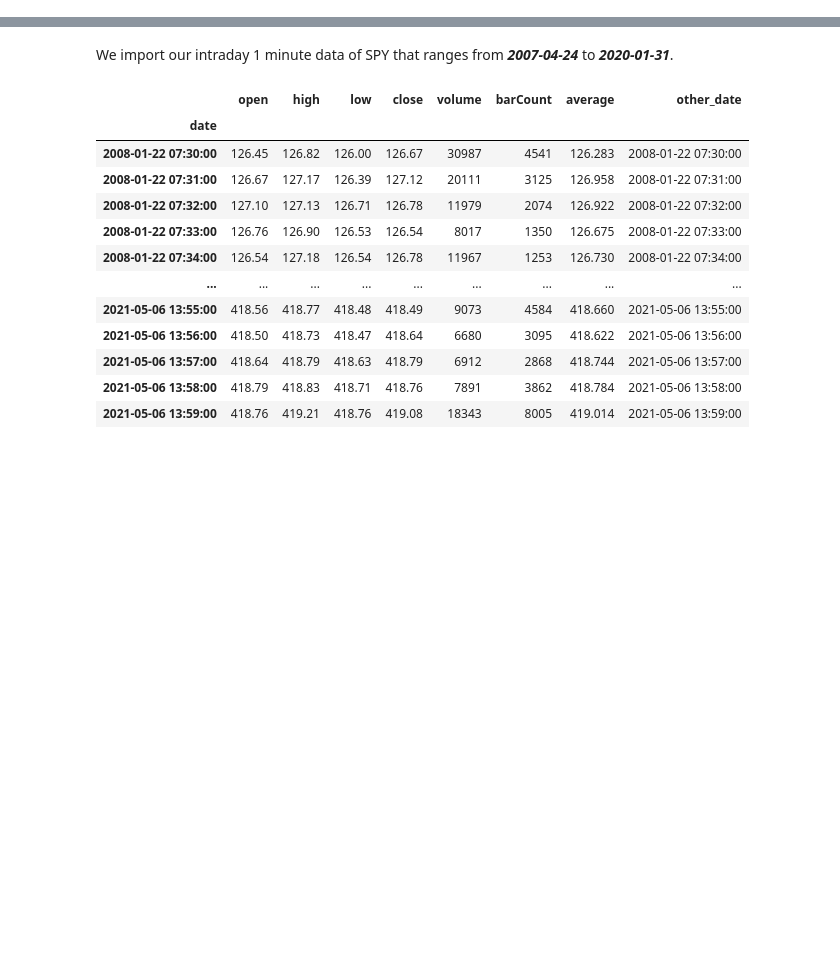
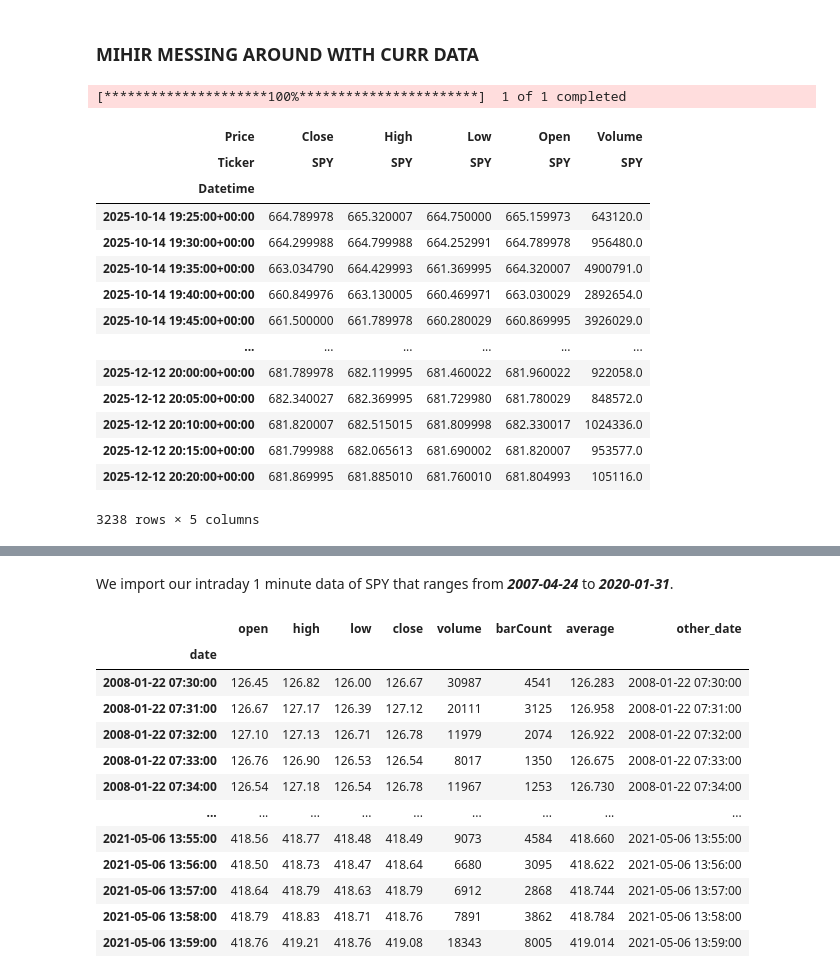
Before and after one commit to hpml-fall2025/hpml-project, a Jupyter notebook: HAR-RV_forecast.ipynb, the cells around one changed output, grey strips where cells are left out. Cells and saved outputs as stored; diff of their text form; code cells hidden in the pictures; blank space fills up the shorter version.

```diff
--- a/HAR-RV_forecast.ipynb
+++ b/HAR-RV_forecast.ipynb
@@ -16,3 +16,30 @@ from scipy import stats
 %matplotlib inline
 register_matplotlib_converters()
 warnings.filterwarnings('ignore')
+# %% [markdown]
+### MIHIR MESSING AROUND WITH CURR DATA
+# %%
+import yfinance as yf
+import datetime as dt
+start_date = dt.datetime.today() - dt.timedelta(days=59)
+curr_data = yf.download("SPY", period="1y", interval="5m", start=start_date)
+curr_data = curr_data[curr_data['Volume'] != 0]
+curr_data = curr_data.dropna()
+curr_data
+# %% [output]
+[*********************100%***********************]  1 of 1 completed
+| Price | Close | High | Low | Open | Volume |
+| Ticker | SPY | SPY | SPY | SPY | SPY |
+| Datetime |  |  |  |  |  |
+| 2025-10-14 19:25:00+00:00 | 664.789978 | 665.320007 | 664.750000 | 665.159973 | 643120.0 |
+| 2025-10-14 19:30:00+00:00 | 664.299988 | 664.799988 | 664.252991 | 664.789978 | 956480.0 |
+| 2025-10-14 19:35:00+00:00 | 663.034790 | 664.429993 | 661.369995 | 664.320007 | 4900791.0 |
+| 2025-10-14 19:40:00+00:00 | 660.849976 | 663.130005 | 660.469971 | 663.030029 | 2892654.0 |
+| 2025-10-14 19:45:00+00:00 | 661.500000 | 661.789978 | 660.280029 | 660.869995 | 3926029.0 |
+| ... | ... | ... | ... | ... | ... |
+| 2025-12-12 20:00:00+00:00 | 681.789978 | 682.119995 | 681.460022 | 681.960022 | 922058.0 |
+| 2025-12-12 20:05:00+00:00 | 682.340027 | 682.369995 | 681.729980 | 681.780029 | 848572.0 |
+| 2025-12-12 20:10:00+00:00 | 681.820007 | 682.515015 | 681.809998 | 682.330017 | 1024336.0 |
+| 2025-12-12 20:15:00+00:00 | 681.799988 | 682.065613 | 681.690002 | 681.820007 | 953577.0 |
+| 2025-12-12 20:20:00+00:00 | 681.869995 | 681.885010 | 681.760010 | 681.804993 | 105116.0 |
+3238 rows × 5 columns
```
Also changed, not shown: parts of 1 cell of this notebook, 1 other file.
